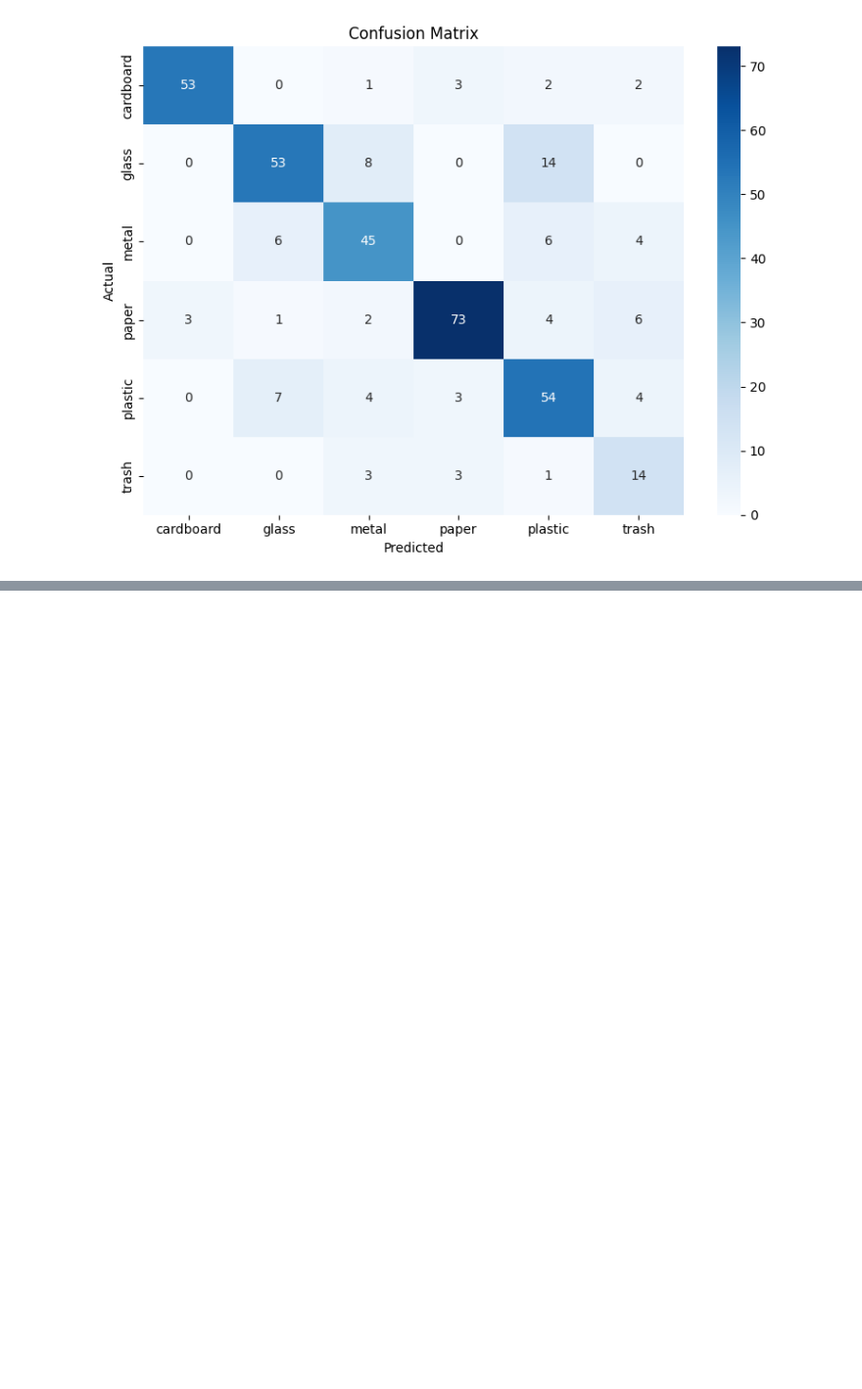
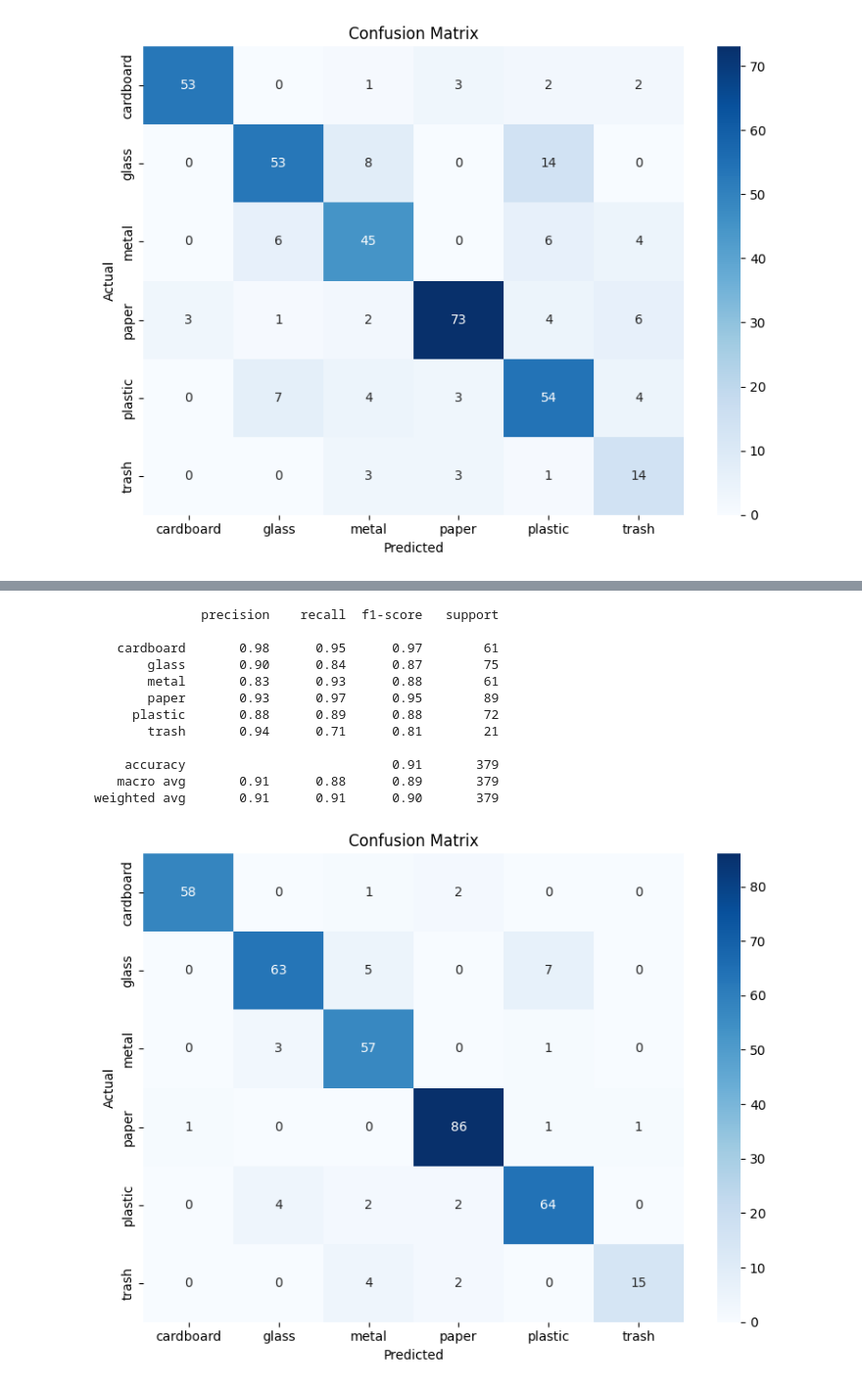
Before and after one commit to songwonni040122-ops/2026.08.Garbage-classification-model, a Jupyter notebook: 2026_08_trash_classification_model.ipynb, the cells around one changed output, grey strips where cells are left out. Shown at 98% size. Drawn from its saved outputs; the diff is of its cells as text; code cells hidden in the pictures; blank space fills up the shorter version.

```diff
--- a/2026_08_trash_classification_model.ipynb
+++ b/2026_08_trash_classification_model.ipynb
@@ -899,0 +1518,54 @@ weighted avg       0.79      0.77      0.78       379
+# %%
+# 클래스 이름 (ImageFolder가 정한 순서 = 알파벳순 0~5번)
+class_names = train_base.classes
+
+model.eval()                          # 평가 모드
+all_preds = []                        # 모델 예측 모으기
+all_labels = []                       # 실제 정답 모으기
+
+with torch.no_grad():                 # 기울기 계산 끄기
+    for images, labels in val_loader:
+        images = images.to(device)
+        labels = labels.to(device)
+
+        outputs = model(images)
+        _, predicted = torch.max(outputs, 1)   # 예측 종류
+
+        all_preds.extend(predicted.cpu().numpy())   # GPU→CPU→넘파이로 모음
+        all_labels.extend(labels.cpu().numpy())
+
+# 1. 클래스별 정확도 + 요약 표
+print(classification_report(all_labels, all_preds, target_names=class_names))
+
+# 2. 혼동 행렬 계산 (행=실제, 열=예측)
+cm = confusion_matrix(all_labels, all_preds)
+
+# 3. 혼동 행렬을 히트맵으로 시각화
+plt.figure(figsize=(8, 6))            # 그림 크기 (가로 8, 세로 6 인치)
+sns.heatmap(
+    cm,                               # 그릴 데이터 = 혼동 행렬
+    annot=True,                       # 각 칸에 숫자 표시
+    fmt="d",                          # 숫자를 정수 형식으로 (소수점 없이)
+    cmap="Blues",                     # 색 계열 = 파랑 (값 클수록 진함)
+    xticklabels=class_names,          # 가로축 눈금 = 클래스 이름 (예측)
+    yticklabels=class_names,          # 세로축 눈금 = 클래스 이름 (실제)
+)
+plt.xlabel("Predicted")               # 가로축 이름 (예측)
+plt.ylabel("Actual")                  # 세로축 이름 (실제)
+plt.title("Confusion Matrix")         # 그림 제목
+plt.tight_layout()                    # 라벨 잘림 방지로 여백 정리
+plt.show()                            # 그림 화면에 출력
+# %% [output]
+              precision    recall  f1-score   support
+
+   cardboard       0.98      0.95      0.97        61
+       glass       0.90      0.84      0.87        75
+       metal       0.83      0.93      0.88        61
+       paper       0.93      0.97      0.95        89
+     plastic       0.88      0.89      0.88        72
+       trash       0.94      0.71      0.81        21
+
+    accuracy                           0.91       379
+   macro avg       0.91      0.88      0.89       379
+weighted avg       0.91      0.91      0.90       379
+[figure, added]
```
Also changed, not shown: parts of 22 cells of this notebook.
